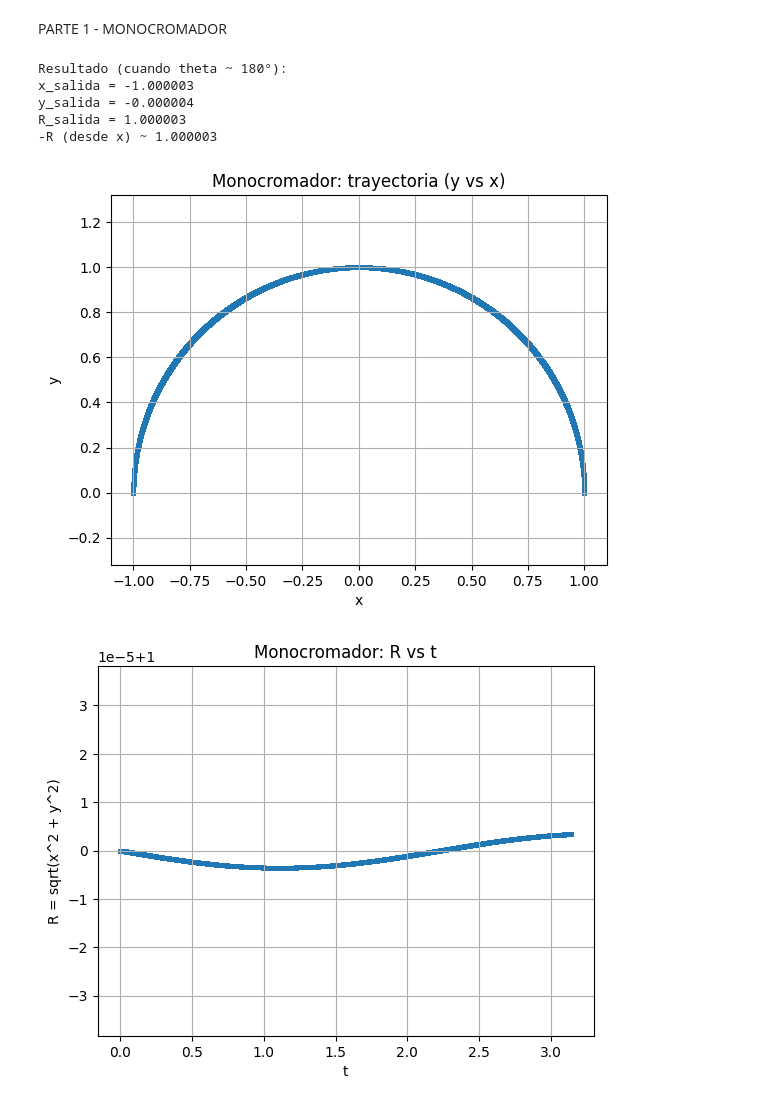
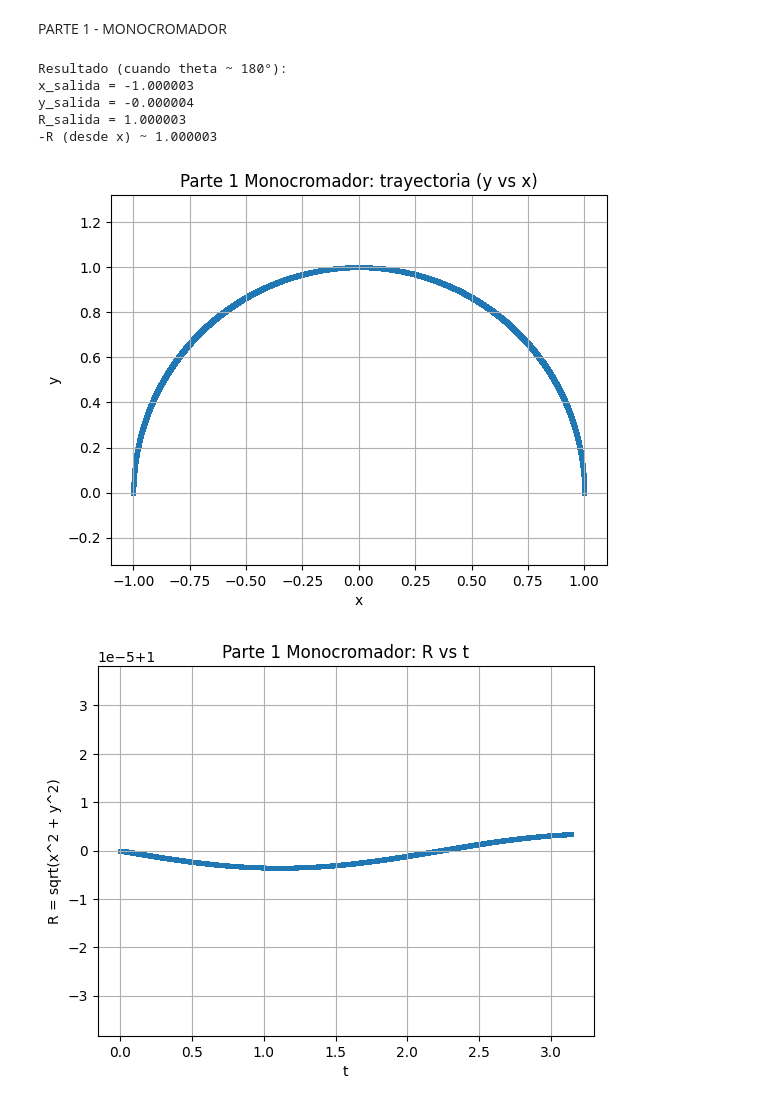
Before and after one commit to catfuentesr/Aceleradores_Trabajo_Computacional, a Jupyter notebook: Trabajo1/Trabajo1_Parte1.ipynb, the cells around one changed output. Drawn from its saved outputs; the diff is of its cells as text; code cells hidden in the pictures.

```diff
--- a/Trabajo1/Trabajo1_Parte1.ipynb
+++ b/Trabajo1/Trabajo1_Parte1.ipynb
@@ -78,34 +78,34 @@ print(f"y_salida = {y_exit:.6f}")
 print(f"R_salida = {R_exit:.6f}")
 print(f"-R (desde x) ~ {-x_exit:.6f}")
 
 # Plot 1: Scatterplot y vs x
 plt.figure()
 plt.scatter(xs, ys, s=6)
 plt.xlabel("x")
 plt.ylabel("y")
-plt.title("Monocromador: trayectoria (y vs x)")
+plt.title("Parte 1 Monocromador: trayectoria (y vs x)")
 plt.axis("equal")
 plt.grid(True)
 plt.show()
 
 # Plot 2: Scatterplot R vs t
 plt.figure()
 plt.scatter(ts, Rs, s=6)
 plt.xlabel("t")
 plt.ylabel("R = sqrt(x^2 + y^2)")
-plt.title("Monocromador: R vs t")
+plt.title("Parte 1 Monocromador: R vs t")
 plt.grid(True)
 
 Rmin, Rmax = np.min(Rs), np.max(Rs)
 margin = 5 * (Rmax - Rmin)
 plt.ylim(Rmin - margin, Rmax + margin)
 
 plt.show()
 # %% [output]
 Resultado (cuando theta ~ 180°):
 x_salida = -1.000003
 y_salida = -0.000004
 R_salida = 1.000003
 -R (desde x) ~ 1.000003
-[figure, old version]
+[figure, new version]
-[figure, old version]
+[figure, new version]
```
Also changed, not shown: 1 other file.
